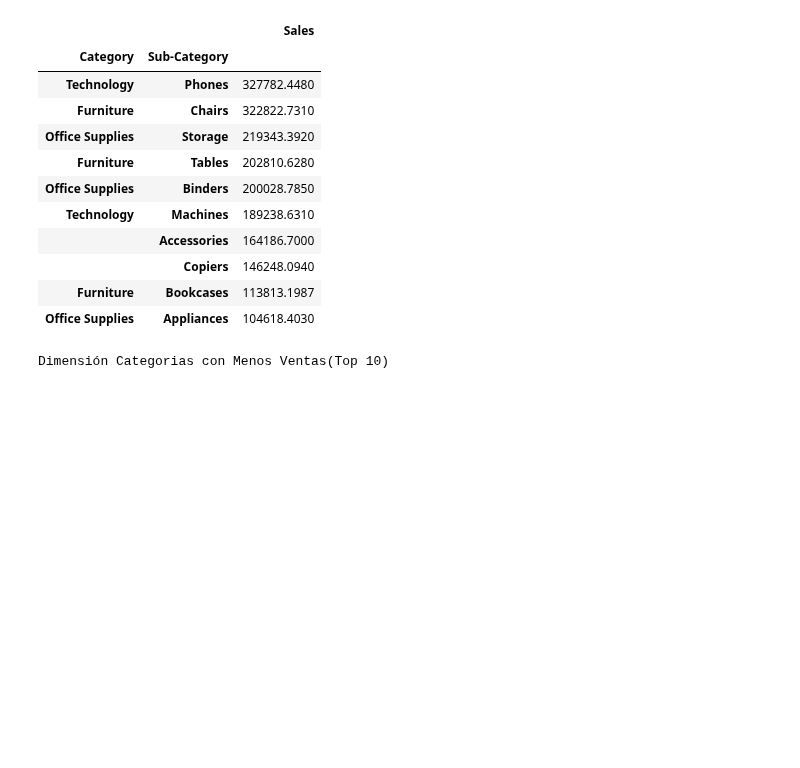
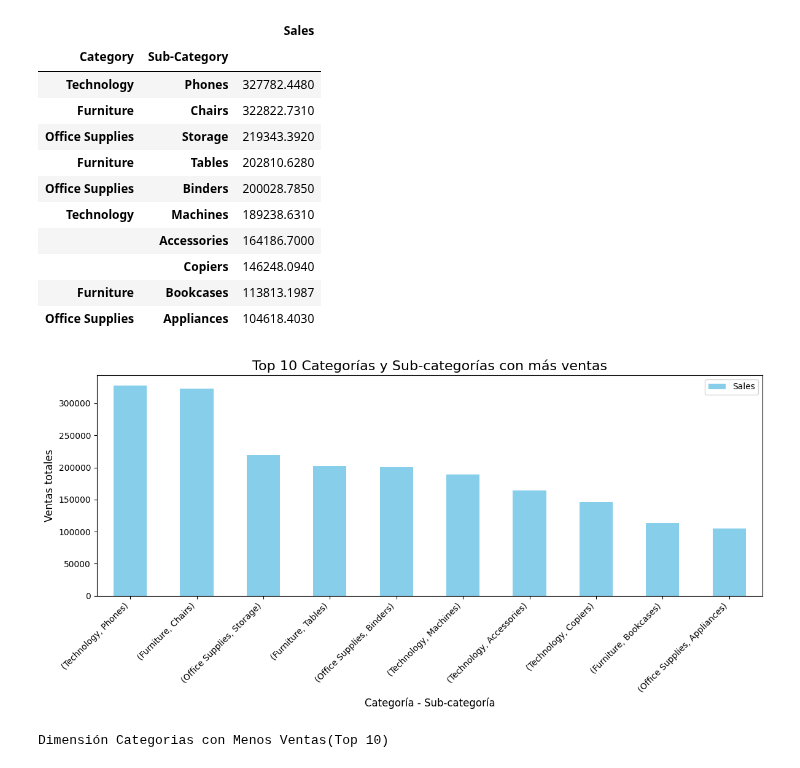
Before and after one commit to SaitoM17/superstore_sales, a Jupyter notebook: notebooks/objetivo_proyecto.ipynb, the cells around one changed output. Cells and saved outputs as stored; diff of their text form; code cells hidden in the pictures; blank space fills up the shorter version.

Commit message:
feat: Creación de gráficos categorias y subcategorias con mas y menos ventas

```diff
--- a/notebooks/objetivo_proyecto.ipynb
+++ b/notebooks/objetivo_proyecto.ipynb
@@ -576,6 +576,23 @@ Dimensión Categorias con Más Ventas(Top 10)
 |  | Copiers | 146248.0940 |
 | Furniture | Bookcases | 113813.1987 |
 | Office Supplies | Appliances | 104618.4030 |
+# %%
+fig, ax = plt.subplots(figsize=(12, 6))
+
+# Graficar las barras
+dimensiones_categorias_top_10_mas.plot(kind='bar', ax=ax, color='skyblue')
+
+# Configurar el título y etiquetas
+plt.title('Top 10 Categorías y Sub-categorías con más ventas', fontsize=16)
+plt.xlabel('Categoría - Sub-categoría', fontsize=12)
+plt.ylabel('Ventas totales', fontsize=12)
+plt.xticks(rotation=45, ha='right')
+plt.tight_layout() # Ajusta el diseño para que las etiquetas no se superpongan
+
+# Mostrar el gráfico
+plt.show()
+# %% [output]
+[figure, added]
 # %%
 print(f'Dimensión Categorias con Menos Ventas(Top 10)')
 dimensiones_categorias_top_10_menos
```
Also changed, not shown: parts of 1 cell of this notebook.
